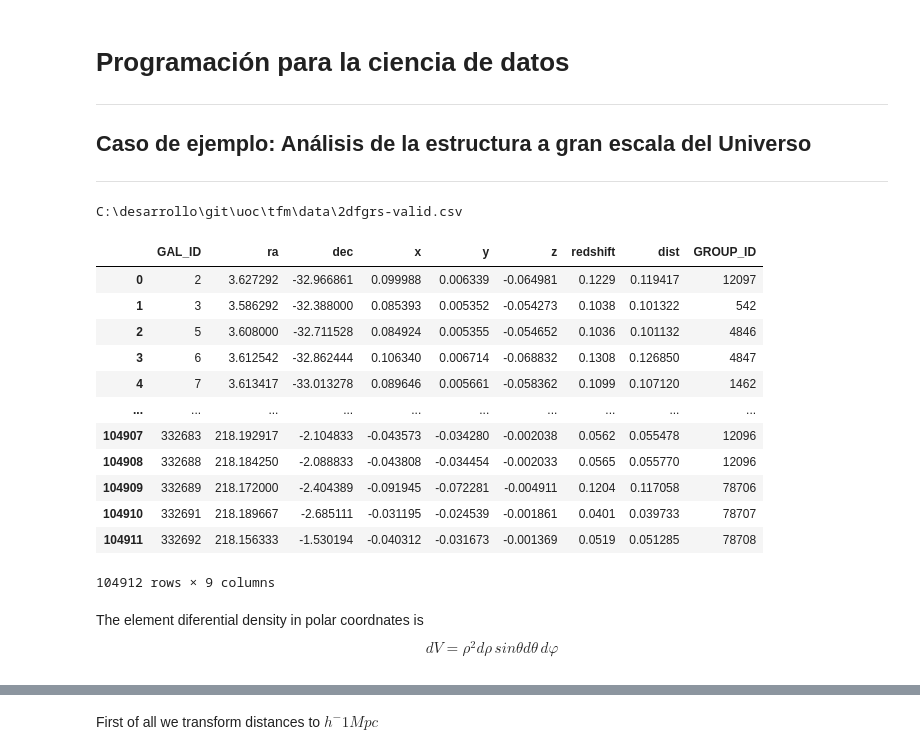
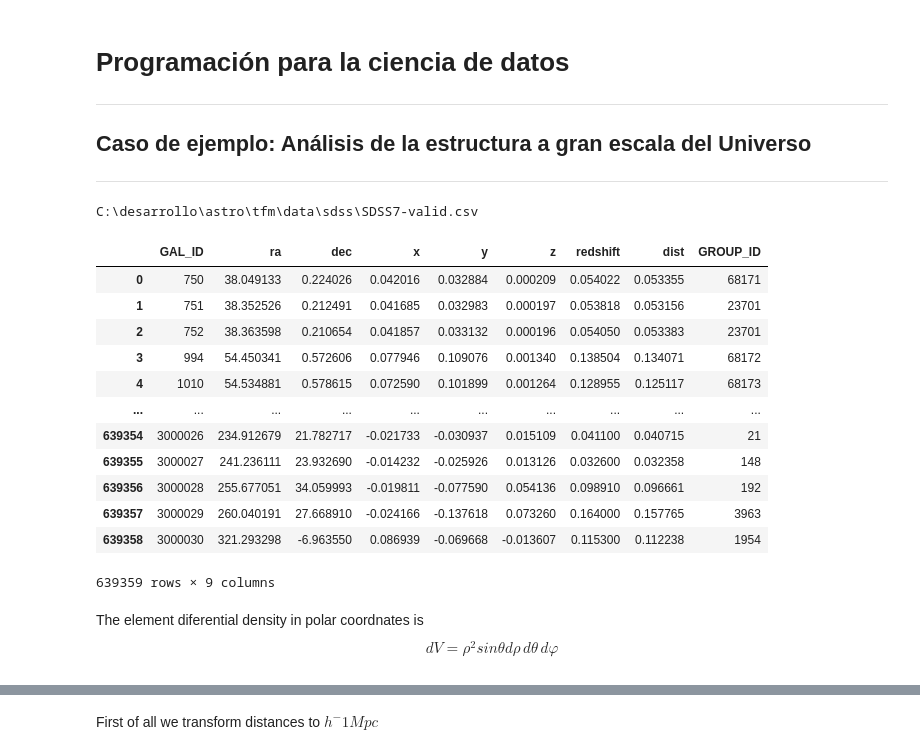
Before and after one commit to carlostp12/tfm, a Jupyter notebook: python/notebook/notebook-2df.ipynb, the cells around one changed output, grey strips where cells are left out. Cells and saved outputs as stored; diff of their text form; code cells hidden in the pictures.

```diff
--- a/python/notebook/notebook-2df.ipynb
+++ b/python/notebook/notebook-2df.ipynb
@@ -11,28 +11,50 @@ Caso de ejemplo: Análisis de la estructura a gran escala del Universo
 # %%
 import pandas as pd
 import os
 from scipy.integrate import quad
+#dataset = '2dFGRS'
+dataset = 'SDSS'
 base_folder = os.getenv('PROJECT_TFM')
-print(base_folder+'\\data\\2dfgrs-valid.csv')
-data = pd.read_csv(base_folder+'\\data\\2dfgrs\\2dfgrs-valid.csv')
+if dataset == '2dFGRS':
+    file = base_folder+'\\data\\2dfgrs\\2dfgrs-valid.csv'
+    min_redsifth = 0.0
+    max_redsifth = 0.15
+    ra_min = 0.0
+    ra_sup = 30
+    dec_min = -36.0
+    dec_sup = -25.0
+    dec_min = -30.0
+    dec_sup = -27.0
+
+if dataset == 'SDSS':
+    file = base_folder+'\\data\\sdss\\SDSS7-valid.csv'
+    min_redsifth = 0.0
+    max_redsifth = 0.15
+    ra_min = 90
+    ra_sup = 150
+    dec_min = 15
+    dec_sup = 20
+
+print(file)
+data = pd.read_csv(file)
 data
 # %% [output]
-C:\desarrollo\git\uoc\tfm\data\2dfgrs-valid.csv
+C:\desarrollo\astro\tfm\data\sdss\SDSS7-valid.csv
 |  | GAL_ID | ra | dec | x | y | z | redshift | dist | GROUP_ID |
-| 0 | 2 | 3.627292 | -32.966861 | 0.099988 | 0.006339 | -0.064981 | 0.1229 | 0.119417 | 12097 |
-| 1 | 3 | 3.586292 | -32.388000 | 0.085393 | 0.005352 | -0.054273 | 0.1038 | 0.101322 | 542 |
-| 2 | 5 | 3.608000 | -32.711528 | 0.084924 | 0.005355 | -0.054652 | 0.1036 | 0.101132 | 4846 |
-| 3 | 6 | 3.612542 | -32.862444 | 0.106340 | 0.006714 | -0.068832 | 0.1308 | 0.126850 | 4847 |
-| 4 | 7 | 3.613417 | -33.013278 | 0.089646 | 0.005661 | -0.058362 | 0.1099 | 0.107120 | 1462 |
+| 0 | 750 | 38.049133 | 0.224026 | 0.042016 | 0.032884 | 0.000209 | 0.054022 | 0.053355 | 68171 |
+| 1 | 751 | 38.352526 | 0.212491 | 0.041685 | 0.032983 | 0.000197 | 0.053818 | 0.053156 | 23701 |
+| 2 | 752 | 38.363598 | 0.210654 | 0.041857 | 0.033132 | 0.000196 | 0.054050 | 0.053383 | 23701 |
+| 3 | 994 | 54.450341 | 0.572606 | 0.077946 | 0.109076 | 0.001340 | 0.138504 | 0.134071 | 68172 |
+| 4 | 1010 | 54.534881 | 0.578615 | 0.072590 | 0.101899 | 0.001264 | 0.128955 | 0.125117 | 68173 |
 | ... | ... | ... | ... | ... | ... | ... | ... | ... | ... |
-| 104907 | 332683 | 218.192917 | -2.104833 | -0.043573 | -0.034280 | -0.002038 | 0.0562 | 0.055478 | 12096 |
-| 104908 | 332688 | 218.184250 | -2.088833 | -0.043808 | -0.034454 | -0.002033 | 0.0565 | 0.055770 | 12096 |
-| 104909 | 332689 | 218.172000 | -2.404389 | -0.091945 | -0.072281 | -0.004911 | 0.1204 | 0.117058 | 78706 |
-| 104910 | 332691 | 218.189667 | -2.685111 | -0.031195 | -0.024539 | -0.001861 | 0.0401 | 0.039733 | 78707 |
-| 104911 | 332692 | 218.156333 | -1.530194 | -0.040312 | -0.031673 | -0.001369 | 0.0519 | 0.051285 | 78708 |
+| 639354 | 3000026 | 234.912679 | 21.782717 | -0.021733 | -0.030937 | 0.015109 | 0.041100 | 0.040715 | 21 |
+| 639355 | 3000027 | 241.236111 | 23.932690 | -0.014232 | -0.025926 | 0.013126 | 0.032600 | 0.032358 | 148 |
+| 639356 | 3000028 | 255.677051 | 34.059993 | -0.019811 | -0.077590 | 0.054136 | 0.098910 | 0.096661 | 192 |
+| 639357 | 3000029 | 260.040191 | 27.668910 | -0.024166 | -0.137618 | 0.073260 | 0.164000 | 0.157765 | 3963 |
+| 639358 | 3000030 | 321.293298 | -6.963550 | 0.086939 | -0.069668 | -0.013607 | 0.115300 | 0.112238 | 1954 |
-104912 rows × 9 columns
+639359 rows × 9 columns
 # %% [markdown]
-The element diferential density in polar coordnates is $$dV= \rho ^2 d\rho\, sin\theta d\theta\, d\varphi$$
+The element diferential density in polar coordnates is $$dV= \rho ^2 sin\theta  d\rho\, d\theta\, d\varphi$$
 # %%
 import math
 
```
Also changed, not shown: parts of 14 cells of this notebook, 15 other files.
